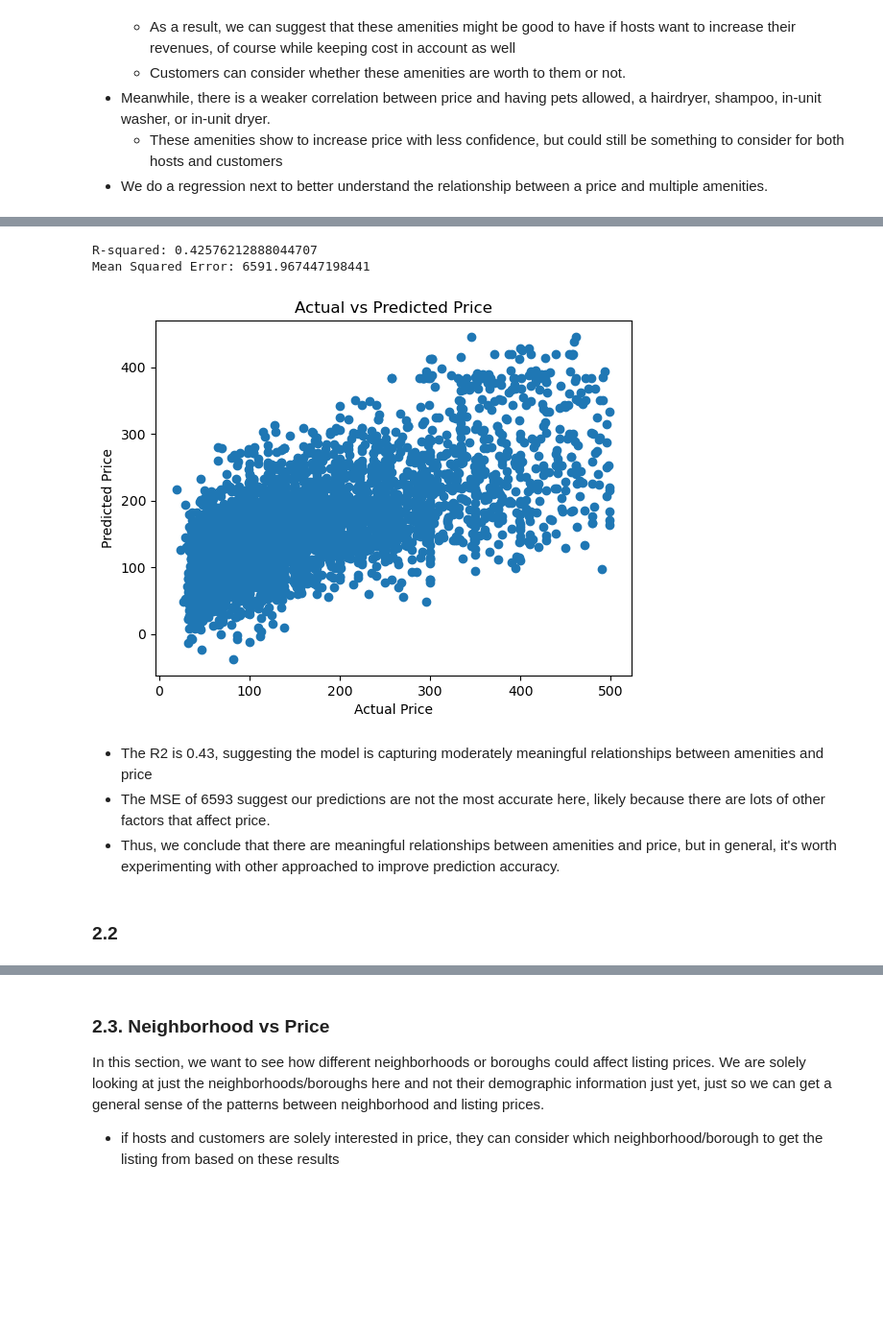
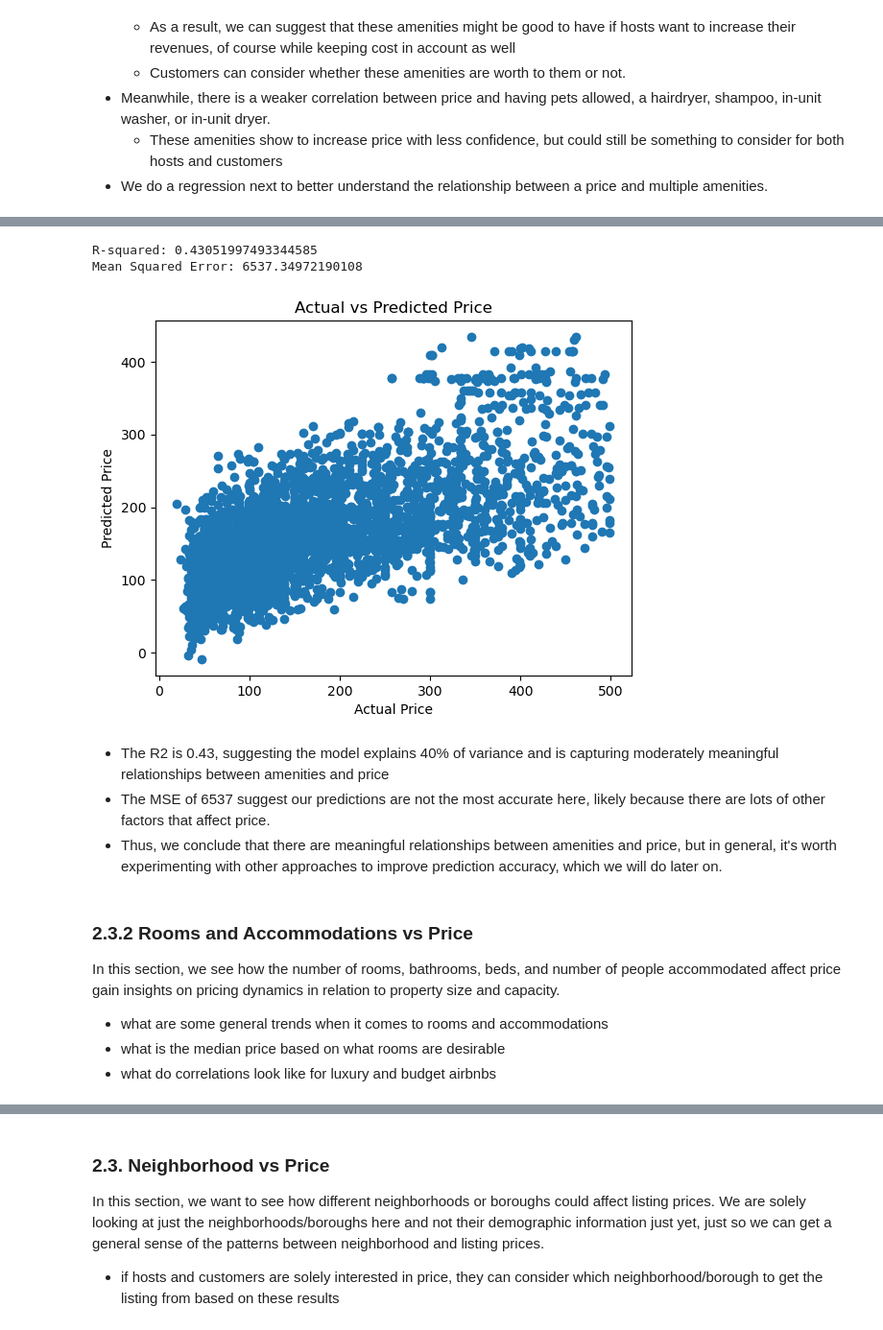
Before and after one commit to AndrewLee23708/AirBnB-Customer-Pricing-Analytics, a Jupyter notebook: 2.Exploratory_Data_Analysis (1).ipynb, the cells around one changed output, grey strips where cells are left out. Shown at 96% size. Cells and saved outputs as stored; diff of their text form; code cells hidden in the pictures; blank space fills up the shorter version.

```diff
--- a/2.Exploratory_Data_Analysis (1).ipynb
+++ b/2.Exploratory_Data_Analysis (1).ipynb
@@ -321,41 +329,43 @@ Requirement already satisfied: threadpoolctl>=2.0.0 in c:\users\andre\anaconda3\
 Note: you may need to restart the kernel to use updated packages.
 # %%
-#regression
-
-from sklearn.linear_model import LinearRegression
+#regression using ridge to address multicollinearity
+from sklearn.preprocessing import StandardScaler
+from sklearn.linear_model import LinearRegression, Lasso
 from sklearn.model_selection import train_test_split
 from sklearn.metrics import mean_squared_error, r2_score
 import numpy as np
 
 
 x = amenities_price.drop(columns=['price'])
 y = amenities_price['price']
 
+#standardize
+scaler = StandardScaler()
+x = scaler.fit_transform(x)
+
 #train
 x_train, x_test, y_train, y_test = train_test_split(x, y, test_size=0.2, random_state=42)
-model = LinearRegression()
+model = Lasso()
 model.fit(x_train, y_train)
 
 # evaluate model
 y_pred = model.predict(x_test)
 mse = mean_squared_error(y_test, y_pred)
 r2 = r2_score(y_test, y_pred)
 print(f"R-squared: {r2}")
 print(f"Mean Squared Error: {mse}")
 
 # visualize the predicted vs actual price
 plt.scatter(y_test, y_pred)
 plt.xlabel('Actual Price')
 plt.ylabel('Predicted Price')
 plt.title('Actual vs Predicted Price')
 plt.show()
 # %% [output]
-R-squared: 0.42576212888044707
-Mean Squared Error: 6591.967447198441
+R-squared: 0.43051997493344585
+Mean Squared Error: 6537.34972190108
-[figure, old version]
+[figure, new version]
 # %% [markdown]
-- The R2 is 0.43, suggesting the model is capturing moderately meaningful relationships between amenities and price
-- The MSE of 6593 suggest our predictions are not the most accurate here, likely because there are lots of other factors that affect price.
-- Thus, we conclude that there are meaningful relationships between amenities and price, but in general, it's worth experimenting with other approached to improve prediction accuracy.
+- The R2 is 0.43, suggesting the model explains 40% of variance and is capturing moderately meaningful relationships between amenities and price
+- The MSE of 6537 suggest our predictions are not the most accurate here, likely because there are lots of other factors that affect price.
+- Thus, we conclude that there are meaningful relationships between amenities and price, but in general, it's worth experimenting with other approaches to improve prediction accuracy, which we will do later on.
-# %% [markdown]
-### 2.2
@@ -365,3 +372,9 @@ Mean Squared Error: 6591.967447198441
+# %% [markdown]
+### 2.3.2 Rooms and Accommodations vs Price
+In this section, we see how the number of rooms, bathrooms, beds, and number of people accommodated affect price gain insights on pricing dynamics in relation to property size and capacity.
+- what are some general trends when it comes to rooms and accommodations
+- what is the median price based on what rooms are desirable
+- what do correlations look like for luxury and budget airbnbs
 # %%
 pip install seaborn
 # %% [output]
```
Also changed, not shown: parts of 51 cells of this notebook.
